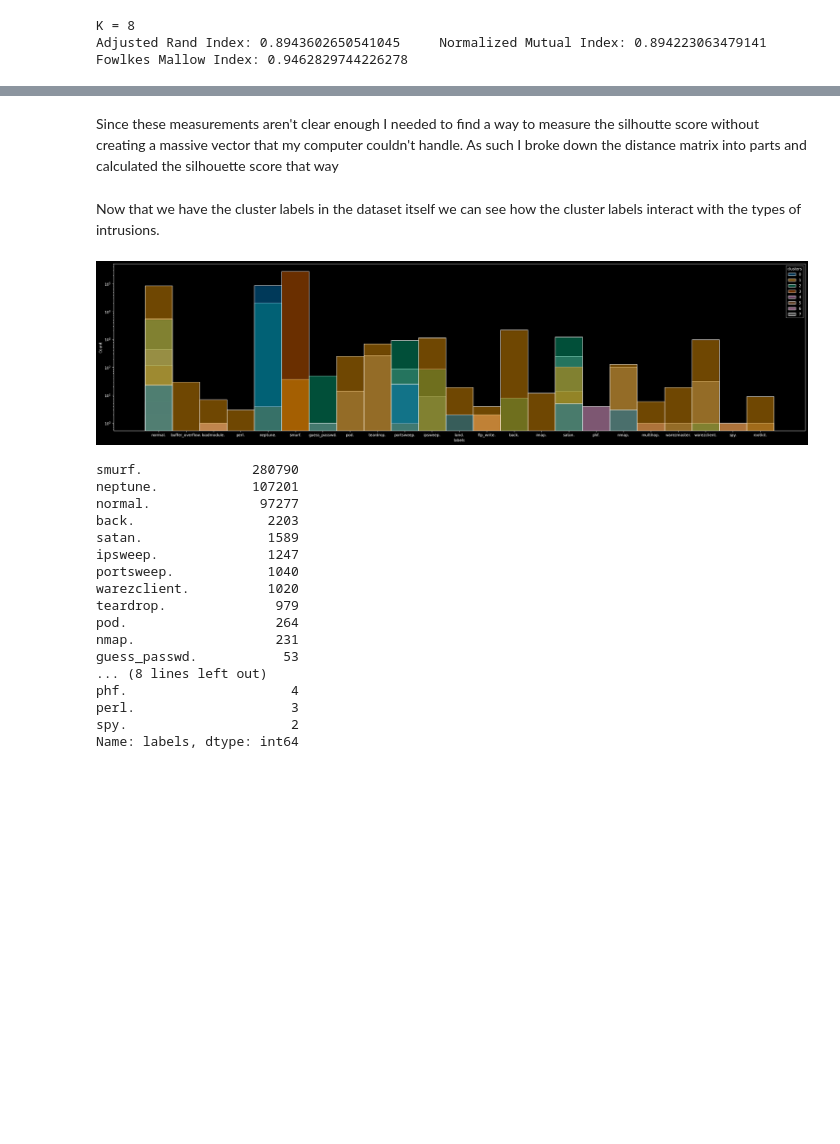
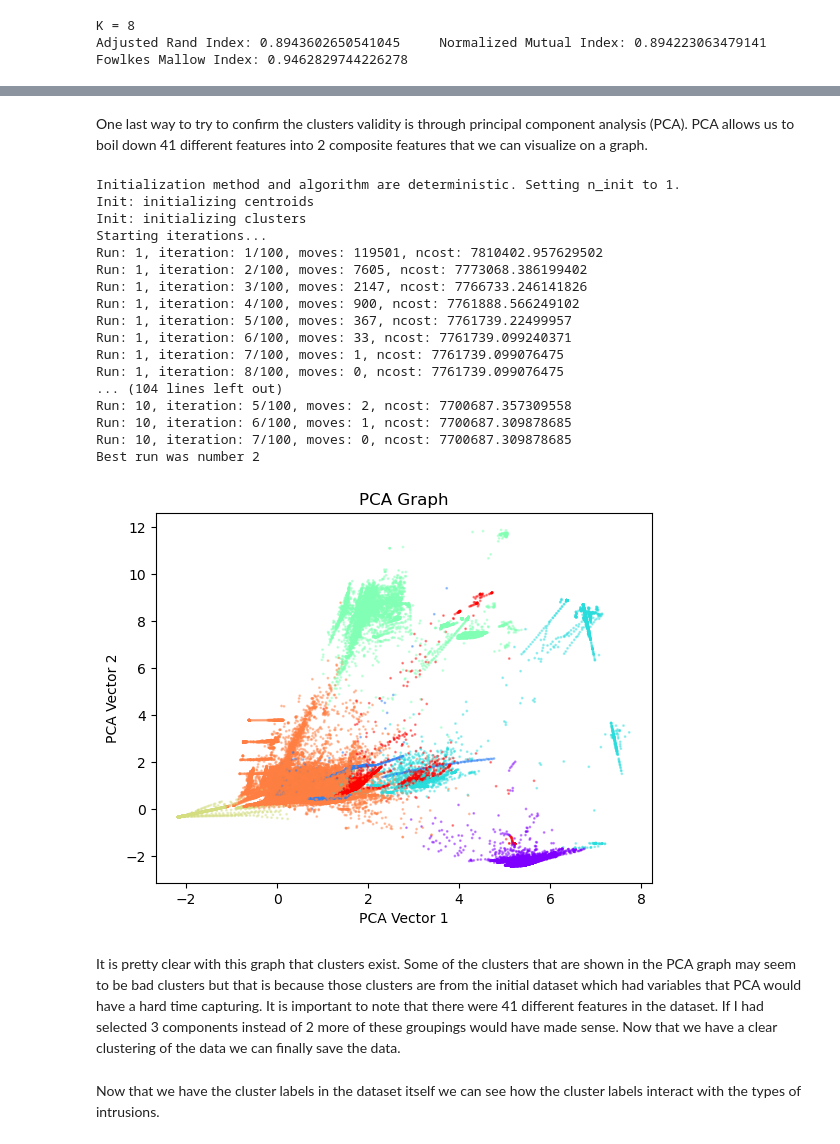
Before and after one commit to Jewdah18/Network-Intrusions, a Jupyter notebook: notebooks/EDA.ipynb, the cells around one changed output, grey strips where cells are left out. Drawn from its saved outputs; the diff is of its cells as text; code cells hidden in the pictures; blank space fills up the shorter version.

Commit message:
Just editing left

```diff
--- a/notebooks/EDA.ipynb
+++ b/notebooks/EDA.ipynb
@@ -317,2 +337,0 @@ Fowlkes Mallow Index: 0.977461874191252
-# %% [markdown]
-Since these measurements aren't clear enough I needed to find a way to measure the silhoutte score without creating a massive vector that my computer couldn't handle. As such I broke down the distance matrix into parts and calculated the silhouette score that way
@@ -327,0 +338,50 @@ for i in range(len(X_scaled)):
+# %% [markdown]
+One last way to try to confirm the clusters validity is through principal component analysis (PCA). PCA allows us to boil down 41 different features into 2 composite features that we can visualize on a graph.
+# %%
+# First create the dummy variables for PCA
+dummy_df = pd.get_dummies(X_scaled,
+                          columns = ['protocol_type', 'service', 'flag'],
+                          prefix = ['protocol_type', 'service', 'flag'],
+                          prefix_sep = '/')
+
+# Create the PCA object since the data has already been scaled
+pca = PCA(n_components = 2)
+# fit the data
+pca_vectors = pca.fit_transform(dummy_df)
+
+# Generate the clusters for K = 7
+# Use K-Prototype to generate a model.
+KProto = KPrototypes(n_clusters = 7, init = 'Cao', n_init = 10, verbose = 1)
+# Use the KPrototypes model on the actual data
+cluster_labels = KProto.fit_predict(X_scaled, categorical = cat_col_index)
+
+# Graph the two vectors to see if there are clusters
+plt.style.use('default');
+plt.scatter(pca_vectors[:,0], pca_vectors[:,1],
+            c = cluster_labels, cmap = 'rainbow',
+            s = 1, alpha = 0.4);
+plt.xlabel('PCA Vector 1');
+plt.ylabel('PCA Vector 2');
+plt.title('PCA Graph');
+# %% [output]
+Initialization method and algorithm are deterministic. Setting n_init to 1.
+Init: initializing centroids
+Init: initializing clusters
+Starting iterations...
+Run: 1, iteration: 1/100, moves: 119501, ncost: 7810402.957629502
+Run: 1, iteration: 2/100, moves: 7605, ncost: 7773068.386199402
+Run: 1, iteration: 3/100, moves: 2147, ncost: 7766733.246141826
+Run: 1, iteration: 4/100, moves: 900, ncost: 7761888.566249102
+Run: 1, iteration: 5/100, moves: 367, ncost: 7761739.22499957
+Run: 1, iteration: 6/100, moves: 33, ncost: 7761739.099240371
+Run: 1, iteration: 7/100, moves: 1, ncost: 7761739.099076475
+Run: 1, iteration: 8/100, moves: 0, ncost: 7761739.099076475
+... (104 lines left out)
+Run: 10, iteration: 5/100, moves: 2, ncost: 7700687.357309558
+Run: 10, iteration: 6/100, moves: 1, ncost: 7700687.309878685
+Run: 10, iteration: 7/100, moves: 0, ncost: 7700687.309878685
+Best run was number 2
+[figure, added]
+# %% [markdown]
+It is pretty clear with this graph that clusters exist. Some of the clusters that are shown in the PCA graph may seem to be bad clusters but that is because those clusters are from the initial dataset which had variables that PCA would have a hard time capturing. It is important to note that there were 41 different features in the dataset. If I had selected 3 components instead of 2 more of these groupings would have made sense.
+Now that we have a clear clustering of the data we can finally save the data.
@@ -328,30 +391,2 @@ for i in range(len(X_scaled)):
 # %% [markdown]
 Now that we have the cluster labels in the dataset itself we can see how the cluster labels interact with the types of intrusions.
-# %%
-plt.figure(figsize = (33,8))
-sns.histplot(data = data, x = 'labels', hue = 'clusters', palette = 'colorblind')
-plt.yscale('log')
-
-plt.show()
-# %% [output]
-[figure, removed]
-# %%
-data['labels'].value_counts()
-# %% [output]
-smurf.              280790
-neptune.            107201
-normal.              97277
-back.                 2203
-satan.                1589
-ipsweep.              1247
-portsweep.            1040
-warezclient.          1020
-teardrop.              979
-pod.                   264
-nmap.                  231
-guess_passwd.           53
-... (8 lines left out)
-phf.                     4
-perl.                    3
-spy.                     2
-Name: labels, dtype: int64
```
Also changed, not shown: parts of 11 cells of this notebook.
